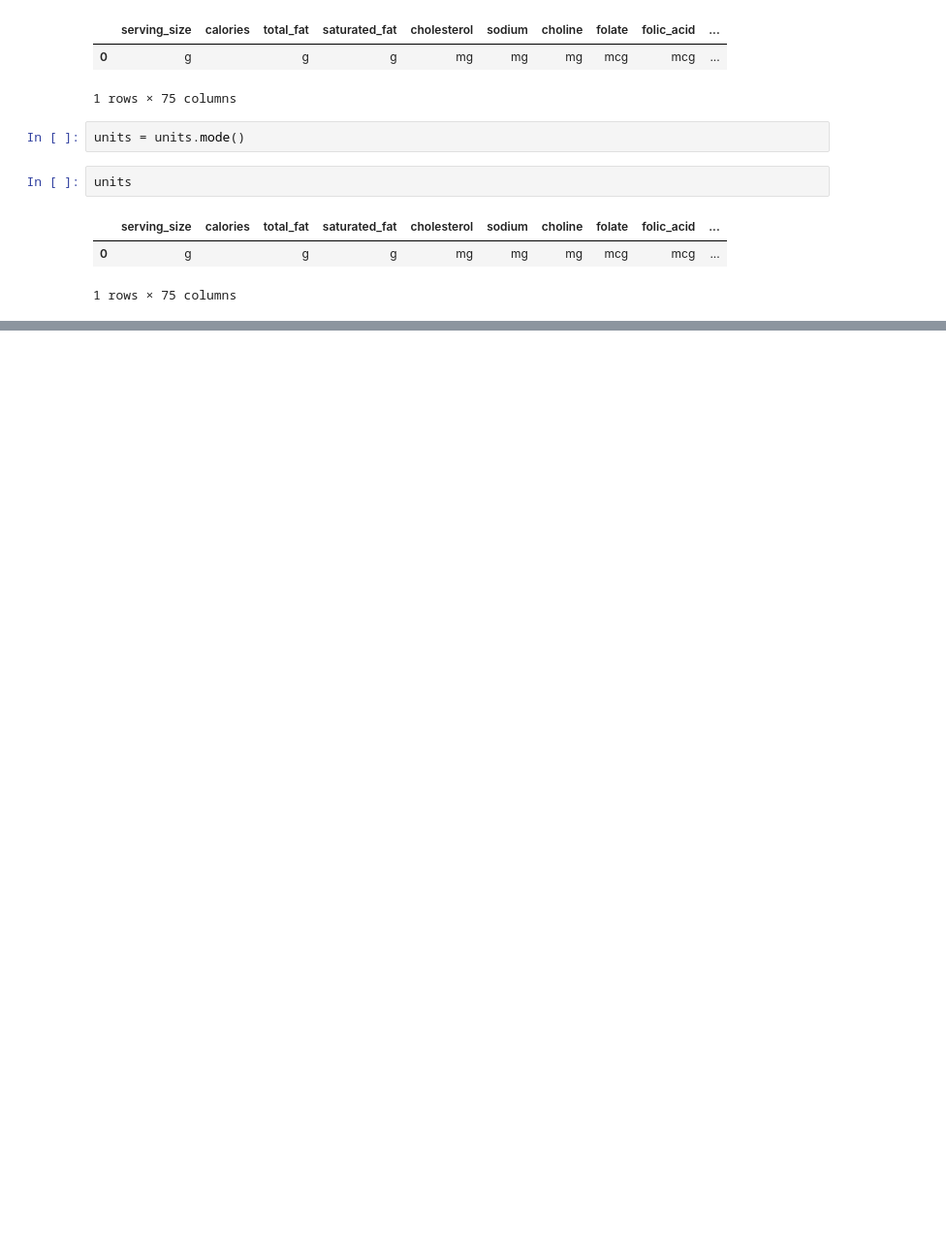
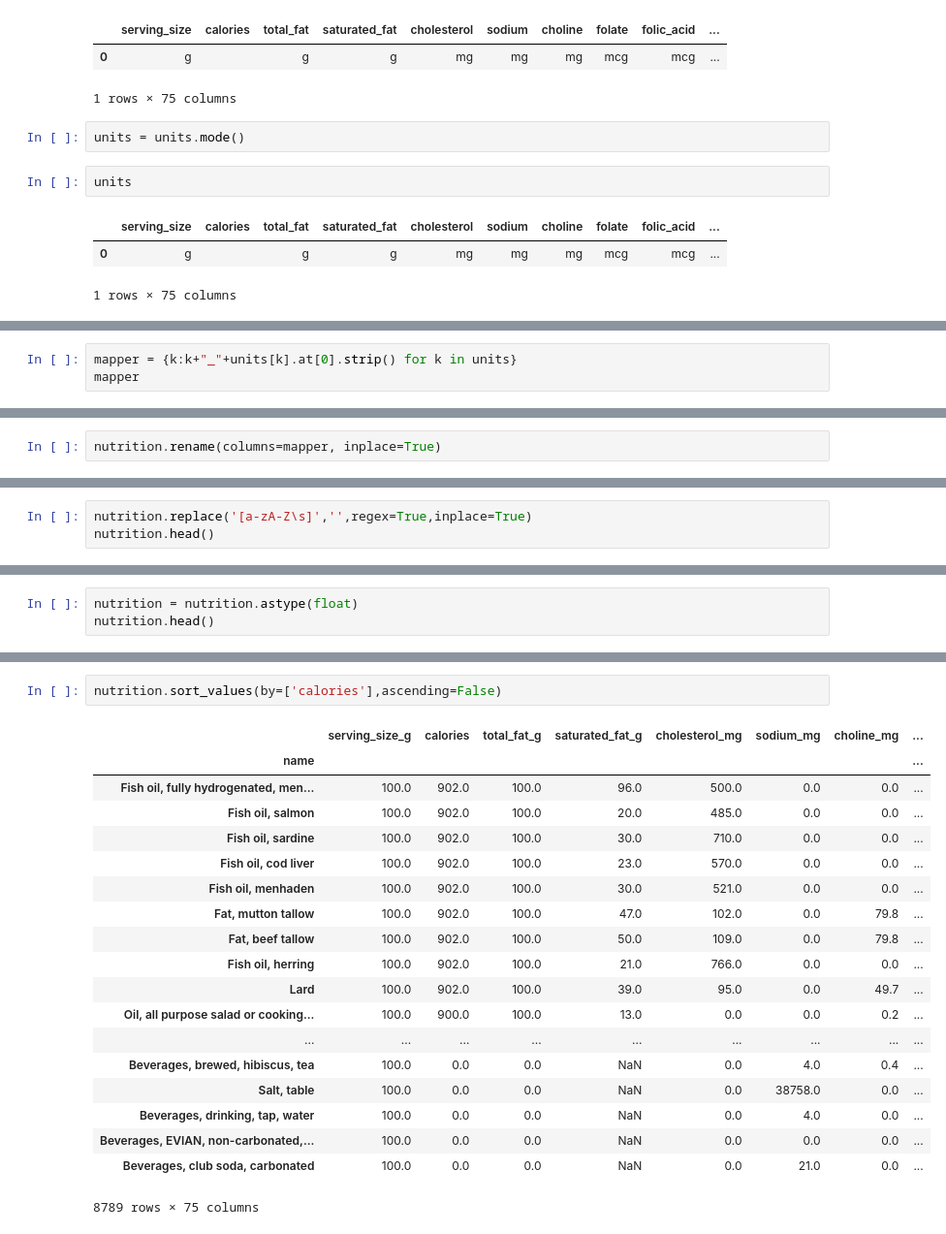
Before and after one commit to kprashant49/Projects, a Jupyter notebook: misc_projects/pandas_lecture_practice.ipynb, the cells around one changed output, grey strips where cells are left out. Shown at 97% size. Cells and saved outputs as stored; diff of their text form; blank space fills up the shorter version.

```diff
--- a/misc_projects/pandas_lecture_practice.ipynb
+++ b/misc_projects/pandas_lecture_practice.ipynb
@@ -3433,0 +3779,3 @@ units
+# %%
+mapper = {k:k+"_"+units[k].at[0].strip() for k in units}
+mapper
@@ -3433,0 +3800,2 @@ units
+# %%
+nutrition.rename(columns=mapper, inplace=True)
@@ -3433,0 +3813,3 @@ units
+# %%
+nutrition.replace('[a-zA-Z\s]','',regex=True,inplace=True)
+nutrition.head()
@@ -3433,0 +3825,3 @@ units
+# %%
+nutrition = nutrition.astype(float)
+nutrition.head()
@@ -3433,0 +3927,22 @@ units
+# %%
+nutrition.sort_values(by=['calories'],ascending=False)
+# %% [output]
+|  | serving_size_g | calories | total_fat_g | saturated_fat_g | cholesterol_mg | sodium_mg | choline_mg | ... |
+| name |  |  |  |  |  |  |  | ... |
+| Fish oil, fully hydrogenated, men... | 100.0 | 902.0 | 100.0 | 96.0 | 500.0 | 0.0 | 0.0 | ... |
+| Fish oil, salmon | 100.0 | 902.0 | 100.0 | 20.0 | 485.0 | 0.0 | 0.0 | ... |
+| Fish oil, sardine | 100.0 | 902.0 | 100.0 | 30.0 | 710.0 | 0.0 | 0.0 | ... |
+| Fish oil, cod liver | 100.0 | 902.0 | 100.0 | 23.0 | 570.0 | 0.0 | 0.0 | ... |
+| Fish oil, menhaden | 100.0 | 902.0 | 100.0 | 30.0 | 521.0 | 0.0 | 0.0 | ... |
+| Fat, mutton tallow | 100.0 | 902.0 | 100.0 | 47.0 | 102.0 | 0.0 | 79.8 | ... |
+| Fat, beef tallow | 100.0 | 902.0 | 100.0 | 50.0 | 109.0 | 0.0 | 79.8 | ... |
+| Fish oil, herring | 100.0 | 902.0 | 100.0 | 21.0 | 766.0 | 0.0 | 0.0 | ... |
+| Lard | 100.0 | 902.0 | 100.0 | 39.0 | 95.0 | 0.0 | 49.7 | ... |
+| Oil, all purpose salad or cooking... | 100.0 | 900.0 | 100.0 | 13.0 | 0.0 | 0.0 | 0.2 | ... |
+| ... | ... | ... | ... | ... | ... | ... | ... | ... |
+| Beverages, brewed, hibiscus, tea | 100.0 | 0.0 | 0.0 | NaN | 0.0 | 4.0 | 0.4 | ... |
+| Salt, table | 100.0 | 0.0 | 0.0 | NaN | 0.0 | 38758.0 | 0.0 | ... |
+| Beverages, drinking, tap, water | 100.0 | 0.0 | 0.0 | NaN | 0.0 | 4.0 | 0.0 | ... |
+| Beverages, EVIAN, non-carbonated,... | 100.0 | 0.0 | 0.0 | NaN | 0.0 | 0.0 | 0.0 | ... |
+| Beverages, club soda, carbonated | 100.0 | 0.0 | 0.0 | NaN | 0.0 | 21.0 | 0.0 | ... |
+8789 rows × 75 columns
```
Also changed, not shown: parts of 95 cells of this notebook.
